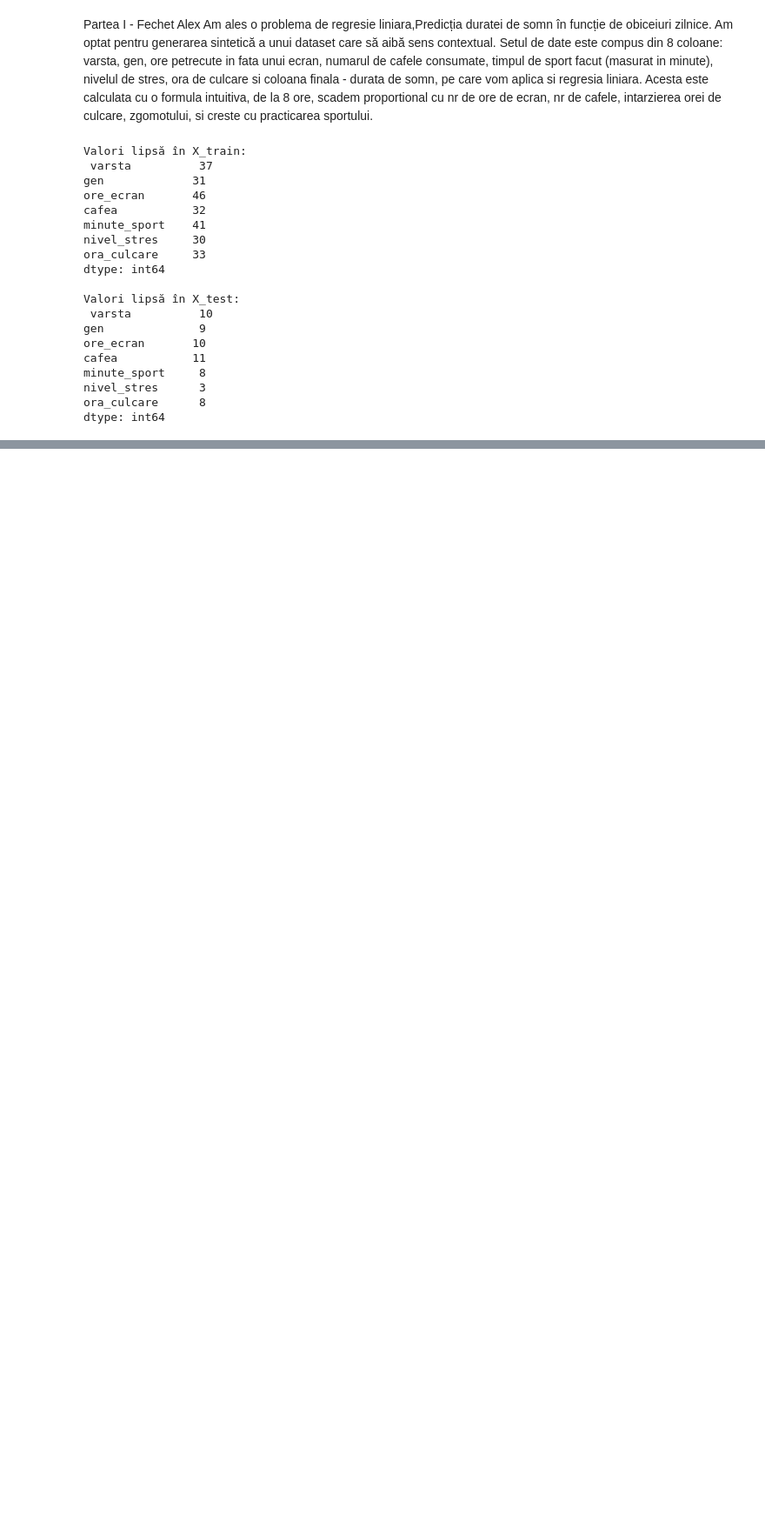
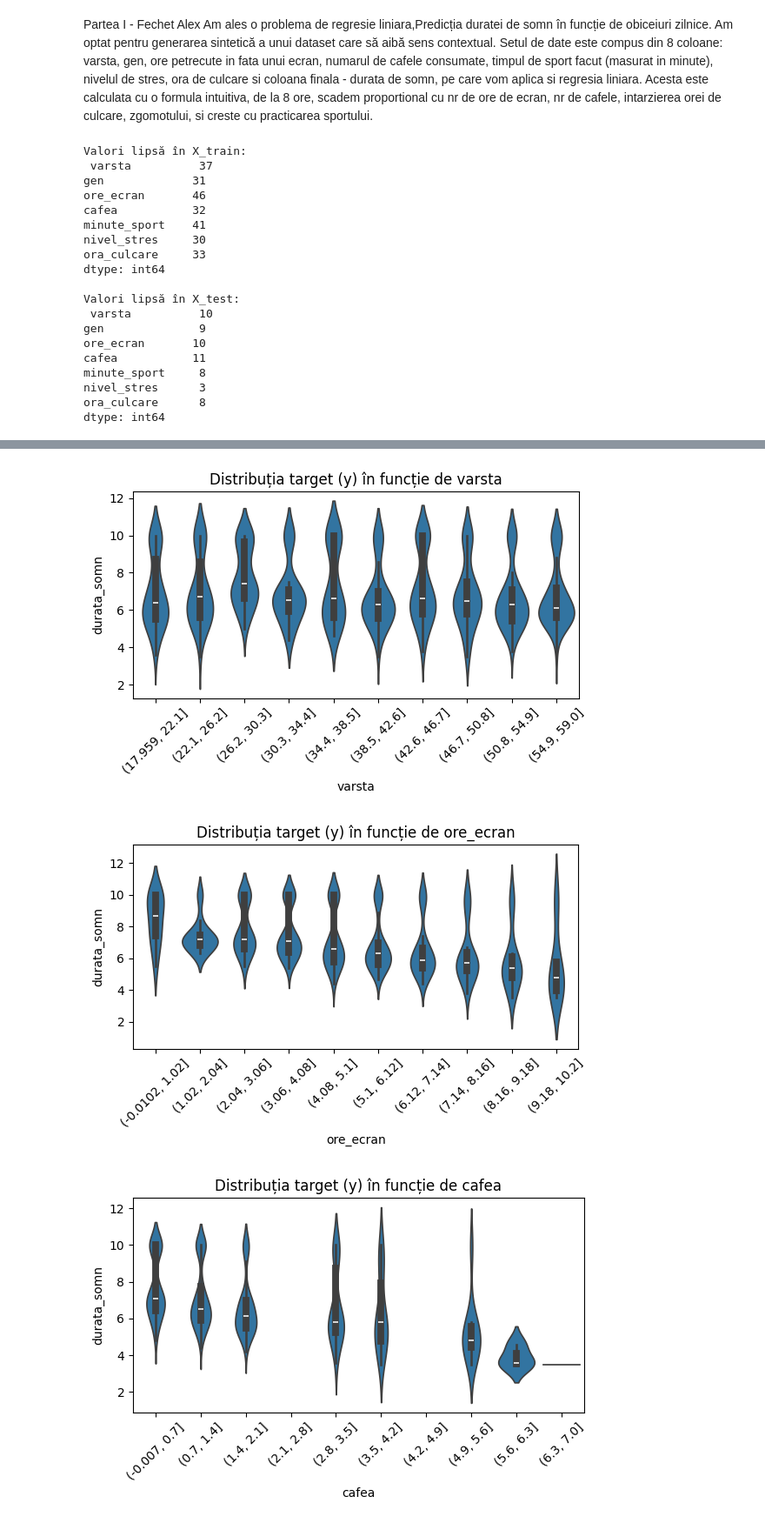
Before and after one commit to alexf05/pclp3, a Jupyter notebook: TEMA.ipynb, the cells around one changed output, grey strips where cells are left out. Shown: that part at 87% size. Drawn from its saved outputs; the diff is of its cells as text; code cells hidden in the pictures; blank space fills up the shorter version.

```diff
--- a/TEMA.ipynb
+++ b/TEMA.ipynb
@@ -161,0 +186,14 @@ dtype: int64
+# %%
+for col in X_train.select_dtypes(include=['int64', 'float64']).columns:
+    plt.figure(figsize=(6, 4))
+    # Grupăm valorile în 10 categorii (bins)
+    binned = pd.cut(X_train[col], bins=10)
+    sns.violinplot(x=binned, y=y_train)
+    plt.xticks(rotation=45)
+    plt.title(f"Distribuția target (y) în funcție de {col}")
+    plt.tight_layout()
+    plt.show()
+# %% [output]
+[figure, added]
+[figure, added]
+[figure, added]
```
Also changed, not shown: parts of 8 cells of this notebook.
